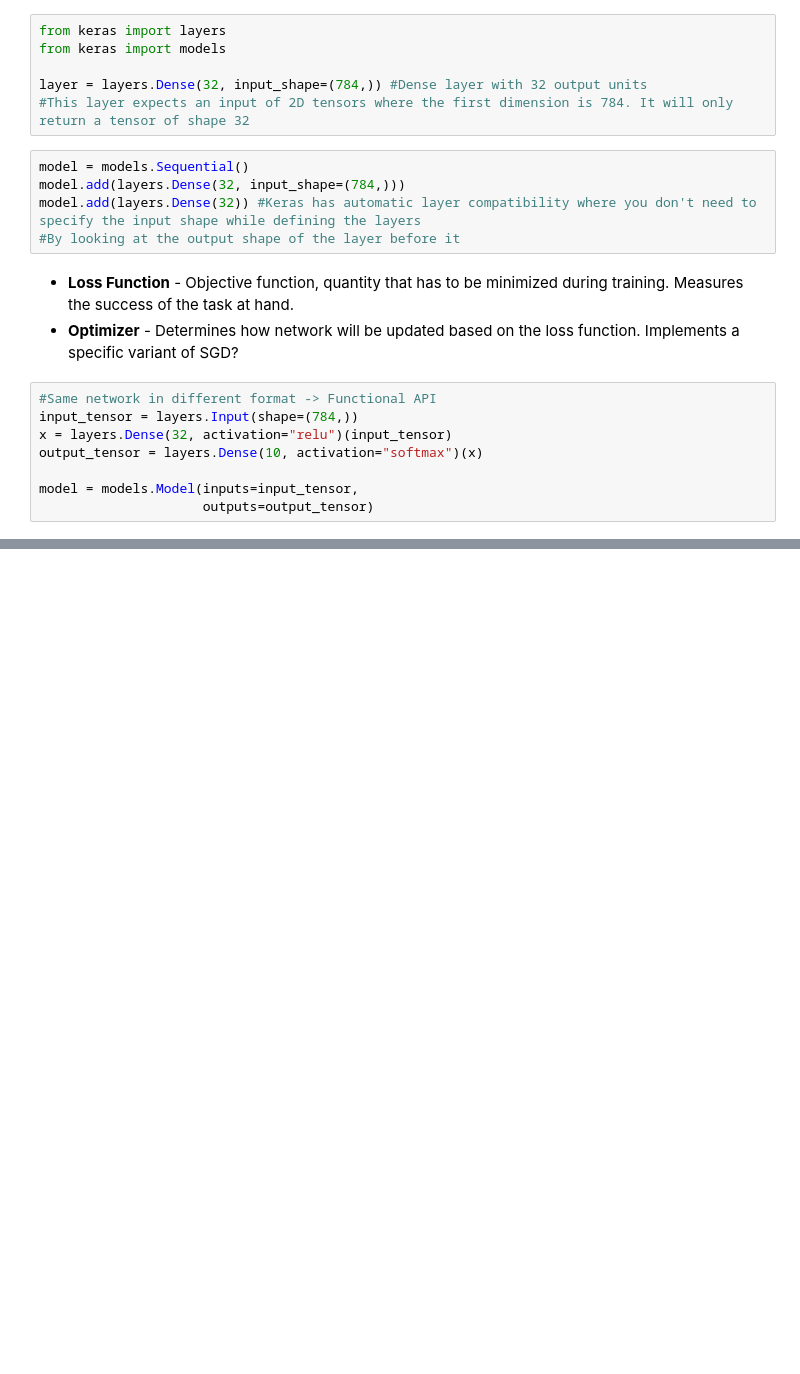
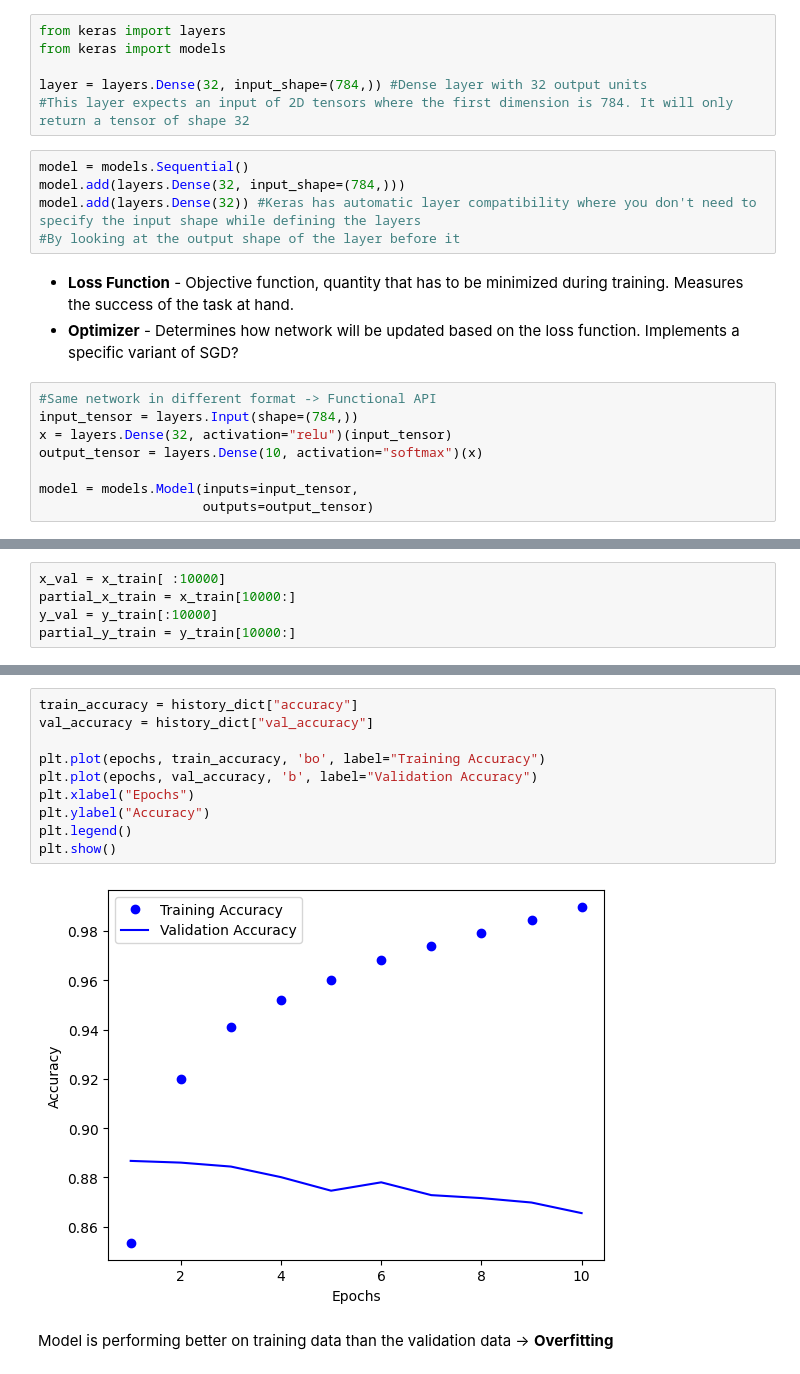
Before and after one commit to leonbora167/intelligent-system-explorations, a Jupyter notebook: Books/deep-learning-with-python/Network1.ipynb, the cells around one changed output, grey strips where cells are left out. Drawn from its saved outputs; the diff is of its cells as text; blank space fills up the shorter version.

```diff
--- a/Books/deep-learning-with-python/Network1.ipynb
+++ b/Books/deep-learning-with-python/Network1.ipynb
@@ -29,0 +114,5 @@ model = models.Model(inputs=input_tensor,
+# %%
+x_val = x_train[ :10000]
+partial_x_train = x_train[10000:]
+y_val = y_train[:10000]
+partial_y_train = y_train[10000:]
@@ -29,0 +186,14 @@ model = models.Model(inputs=input_tensor,
+# %%
+train_accuracy = history_dict["accuracy"]
+val_accuracy = history_dict["val_accuracy"]
+
+plt.plot(epochs, train_accuracy, 'bo', label="Training Accuracy")
+plt.plot(epochs, val_accuracy, 'b', label="Validation Accuracy")
+plt.xlabel("Epochs")
+plt.ylabel("Accuracy")
+plt.legend()
+plt.show()
+# %% [output]
+[figure, added]
+# %% [markdown]
+Model is performing better on training data than the validation data -> **Overfitting**
```
Also changed, not shown: parts of 24 cells of this notebook.
